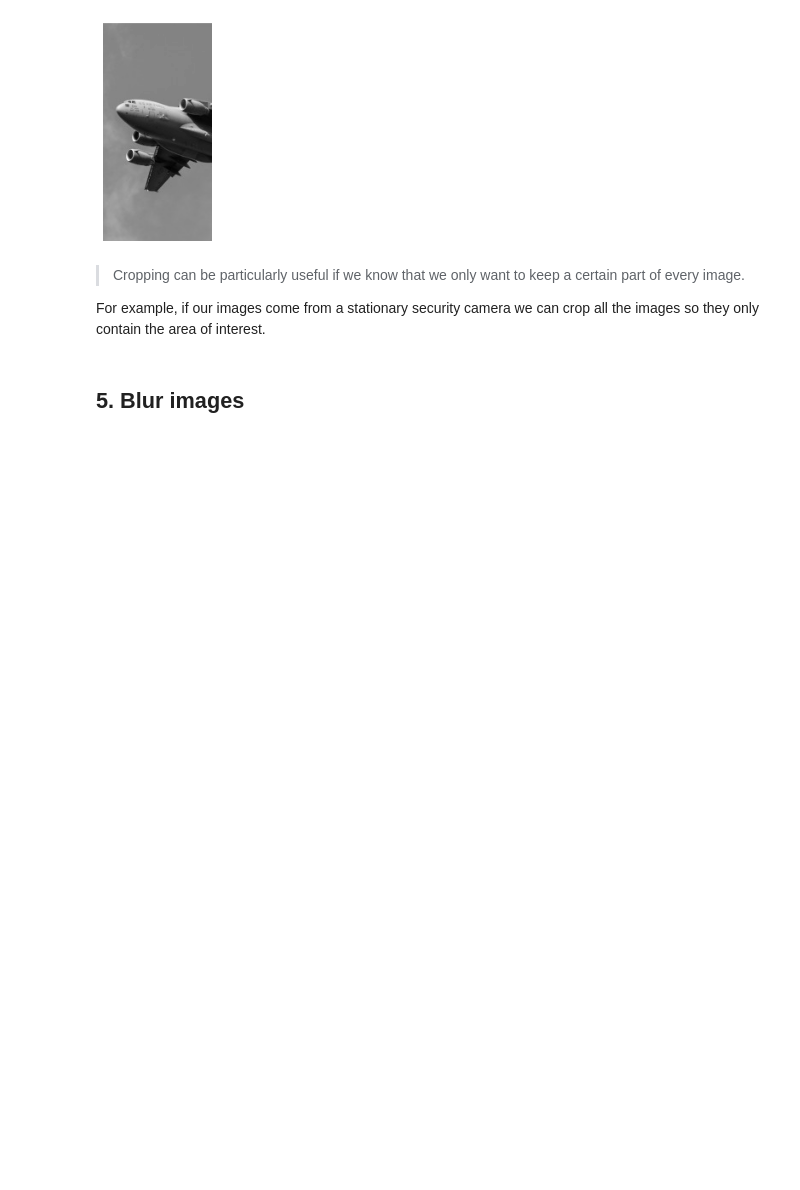
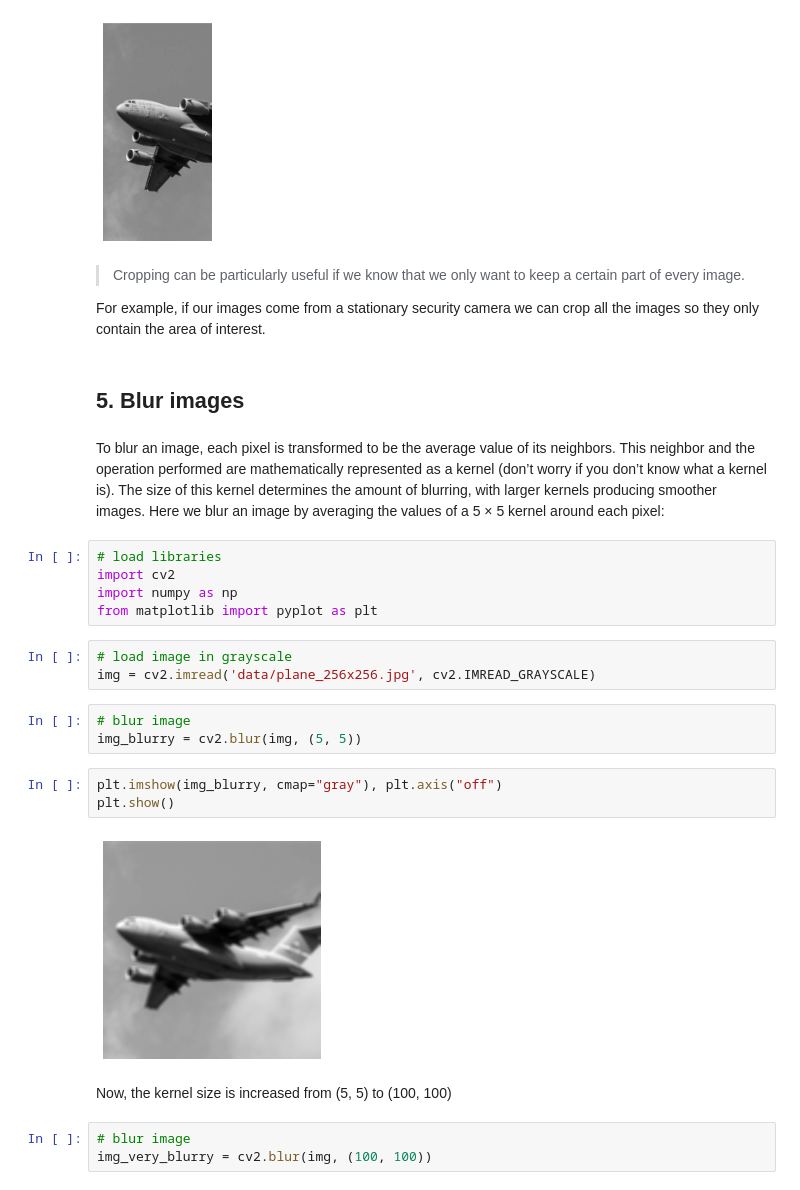
Before and after one commit to abhi3700/My_Learning_AI, a Jupyter notebook: libs/opencv/opencv.ipynb, the cells around one changed output. Cells and saved outputs as stored; diff of their text form; blank space fills up the shorter version.

```diff
--- a/libs/opencv/opencv.ipynb
+++ b/libs/opencv/opencv.ipynb
@@ -161,3 +161,30 @@ For example, if our images come from a stationary security camera we can crop al
 the images so they only contain the area of interest.
 # %% [markdown]
 ## 5. Blur images
+# %% [markdown]
+To blur an image, each pixel is transformed to be the average value of its neighbors.
+This neighbor and the operation performed are mathematically represented as a kernel
+(don’t worry if you don’t know what a kernel is). The size of this kernel determines
+the amount of blurring, with larger kernels producing smoother images. Here
+we blur an image by averaging the values of a 5 × 5 kernel around each pixel:
+# %%
+# load libraries
+import cv2
+import numpy as np
+from matplotlib import pyplot as plt
+# %%
+# load image in grayscale
+img = cv2.imread('data/plane_256x256.jpg', cv2.IMREAD_GRAYSCALE)
+# %%
+# blur image
+img_blurry = cv2.blur(img, (5, 5))
+# %%
+plt.imshow(img_blurry, cmap="gray"), plt.axis("off")
+plt.show()
+# %% [output]
+[figure, added]
+# %% [markdown]
+Now, the kernel size is increased from (5, 5) to (100, 100)
+# %%
+# blur image
+img_very_blurry = cv2.blur(img, (100, 100))
```
Also changed, not shown: parts of 37 cells of this notebook, 1 other file.
